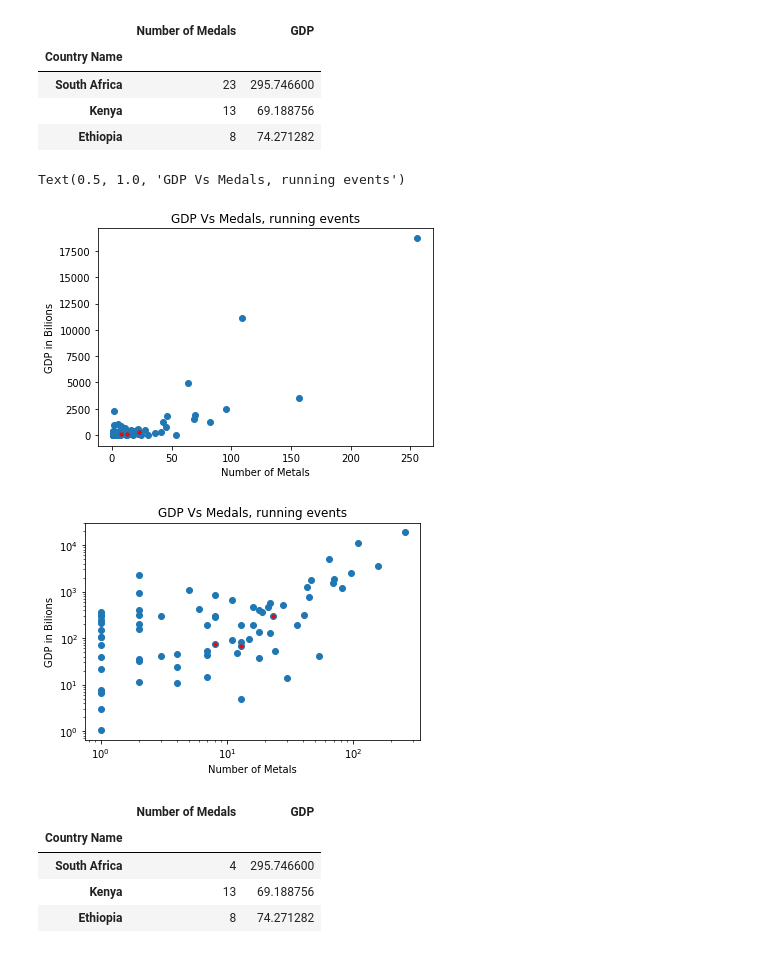
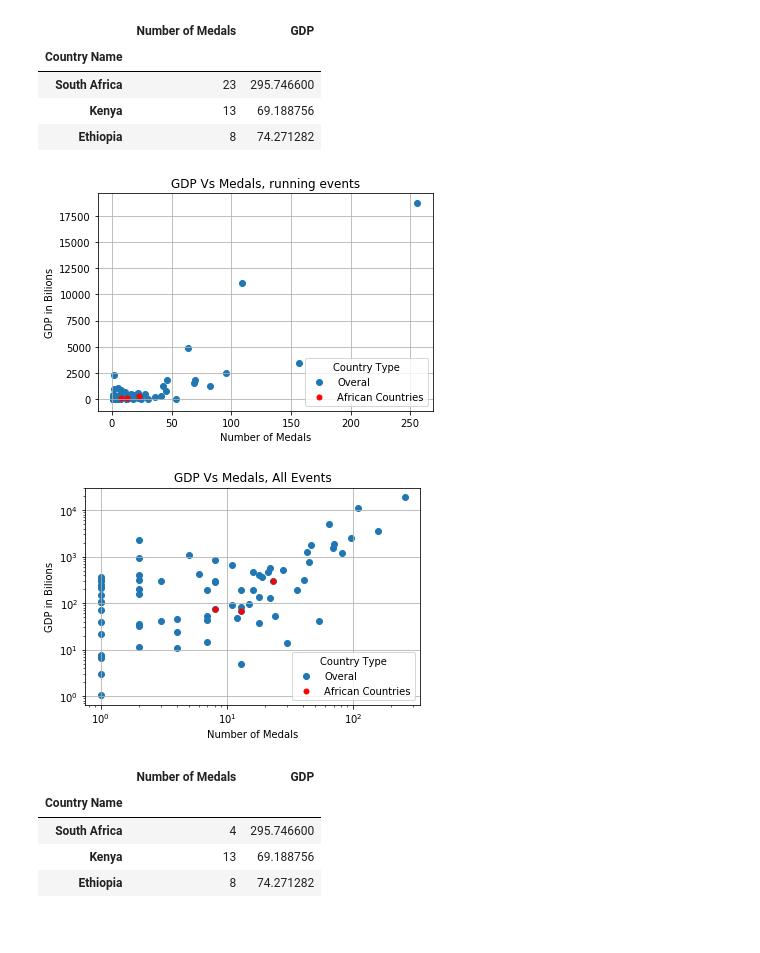
Before and after one commit to ablinn91/KU_project_1, a Jupyter notebook: project1.ipynb, the cells around one changed output. Drawn from its saved outputs; the diff is of its cells as text; code cells hidden in the pictures.

```diff
--- a/project1.ipynb
+++ b/project1.ipynb
@@ -179,23 +176,28 @@ african_countries2
 | Ethiopia | 8 | 74.271282 |
 # %%
 plt.scatter(number_of_metals3,gdp_easy2)
-plt.scatter(african_countries2["Number of Medals"],african_countries2["GDP"], s = 10, color = "Red")
+plt.scatter(african_countries2["Number of Medals"],african_countries2["GDP"], s = 25, color = "Red")
 plt.ylabel("GDP in Bilions")
-plt.xlabel("Number of Metals")
+plt.xlabel("Number of Medals")
 plt.title("GDP Vs Medals, running events")
+plt.grid("True")
+lgnd = plt.legend(["Overal","African Countries",],loc="lower right", scatterpoints=1, fontsize=10, title = "Country Type")
 # %% [output]
-Text(0.5, 1.0, 'GDP Vs Medals, running events')
-[figure, old version]
+[figure, new version]
 # %%
 plt.scatter(number_of_metals3,gdp_easy2)
-plt.scatter(african_countries2["Number of Medals"],african_countries2["GDP"], s = 10, color = "Red")
+plt.scatter(african_countries2["Number of Medals"],african_countries2["GDP"], s = 25, color = "Red")
 plt.ylabel("GDP in Bilions")
-plt.xlabel("Number of Metals")
-plt.title("GDP Vs Medals, running events")
+plt.xlabel("Number of Medals")
+plt.title("GDP Vs Medals, All Events")
 plt.yscale("log")
 plt.xscale("log")
+plt.grid("True")
+lgnd = plt.legend(["Overal","African Countries",],loc="lower right", scatterpoints=1, fontsize=10, title = "Country Type")
+
+#put in a grid
 # %% [output]
-[figure, old version]
+[figure, new version]
 # %%
 #o through and find respective contires GDP.
 countries_with_medals_GDP = []
```
Also changed, not shown: parts of 4 cells of this notebook.
